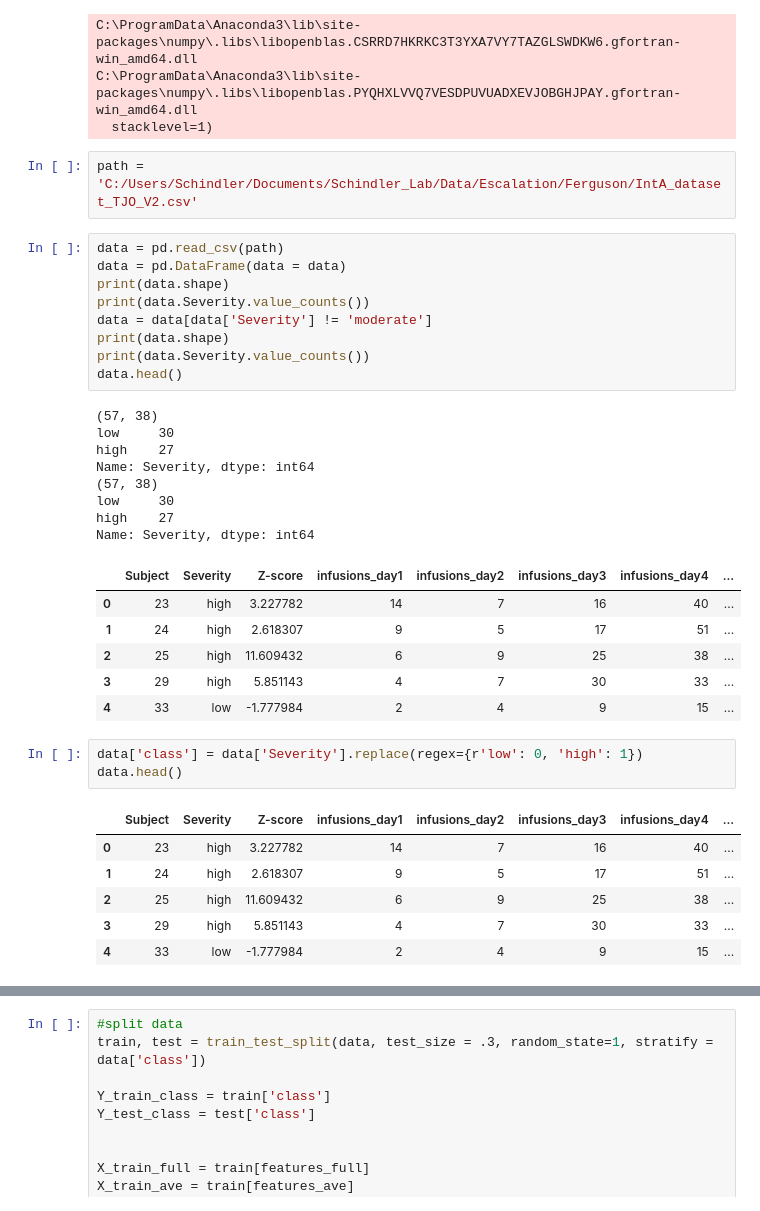
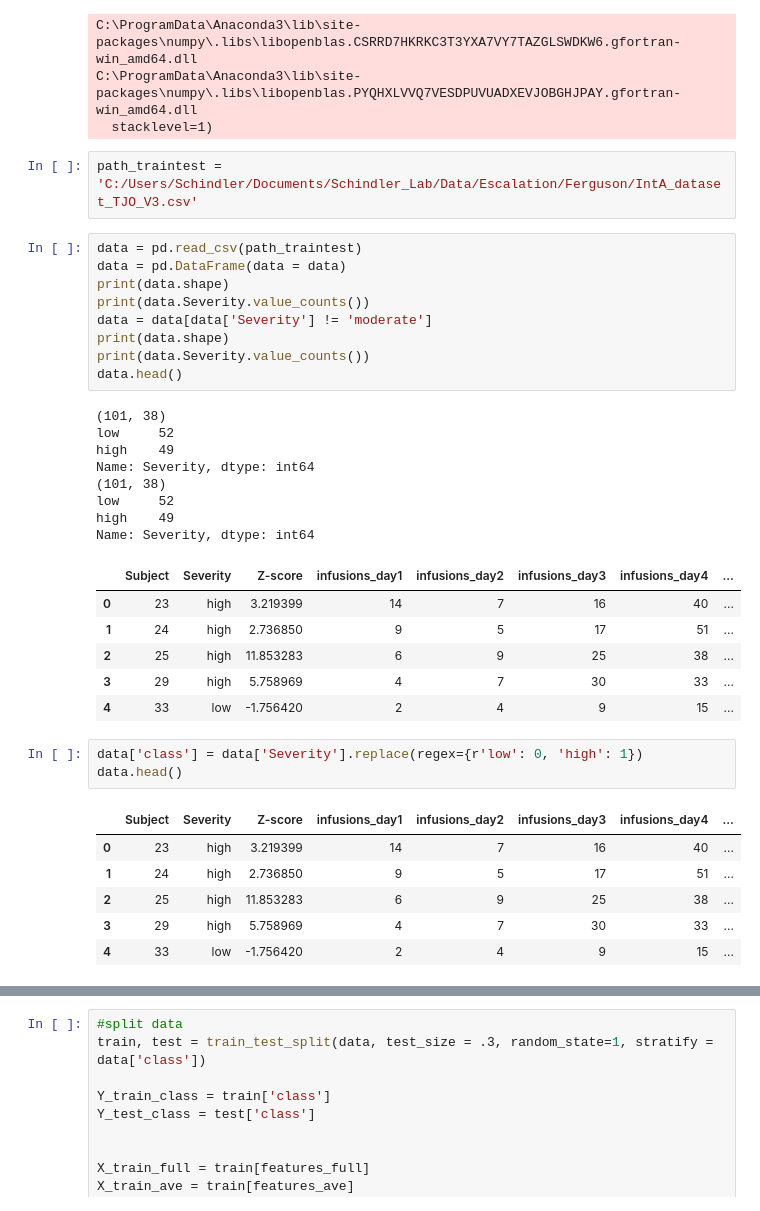
Before and after one commit to grace3999/PredictEscalation, a Jupyter notebook: EscalationProj_Tim.ipynb, the cells around one changed output, grey strips where cells are left out. Cells and saved outputs as stored; diff of their text form.

```diff
--- a/EscalationProj_Tim.ipynb
+++ b/EscalationProj_Tim.ipynb
@@ -40,38 +40,38 @@ C:\ProgramData\Anaconda3\lib\site-packages\numpy\.libs\libopenblas.CSRRD7HKRKC3T
 C:\ProgramData\Anaconda3\lib\site-packages\numpy\.libs\libopenblas.PYQHXLVVQ7VESDPUVUADXEVJOBGHJPAY.gfortran-win_amd64.dll
   stacklevel=1)
 # %%
-path = 'C:/Users/Schindler/Documents/Schindler_Lab/Data/Escalation/Ferguson/IntA_dataset_TJO_V2.csv'
+path_traintest = 'C:/Users/Schindler/Documents/Schindler_Lab/Data/Escalation/Ferguson/IntA_dataset_TJO_V3.csv'
 # %%
-data = pd.read_csv(path)
+data = pd.read_csv(path_traintest)
 data = pd.DataFrame(data = data)
 print(data.shape)
 print(data.Severity.value_counts())
 data = data[data['Severity'] != 'moderate']
 print(data.shape)
 print(data.Severity.value_counts())
 data.head()
 # %% [output]
-(57, 38)
-low     30
-high    27
+(101, 38)
+low     52
+high    49
 Name: Severity, dtype: int64
-(57, 38)
-low     30
-high    27
+(101, 38)
+low     52
+high    49
 Name: Severity, dtype: int64
 |  | Subject | Severity | Z-score | infusions_day1 | infusions_day2 | infusions_day3 | infusions_day4 | ... |
-| 0 | 23 | high | 3.227782 | 14 | 7 | 16 | 40 | ... |
-| 1 | 24 | high | 2.618307 | 9 | 5 | 17 | 51 | ... |
-| 2 | 25 | high | 11.609432 | 6 | 9 | 25 | 38 | ... |
-| 3 | 29 | high | 5.851143 | 4 | 7 | 30 | 33 | ... |
-| 4 | 33 | low | -1.777984 | 2 | 4 | 9 | 15 | ... |
+| 0 | 23 | high | 3.219399 | 14 | 7 | 16 | 40 | ... |
+| 1 | 24 | high | 2.736850 | 9 | 5 | 17 | 51 | ... |
+| 2 | 25 | high | 11.853283 | 6 | 9 | 25 | 38 | ... |
+| 3 | 29 | high | 5.758969 | 4 | 7 | 30 | 33 | ... |
+| 4 | 33 | low | -1.756420 | 2 | 4 | 9 | 15 | ... |
 # %%
 data['class'] = data['Severity'].replace(regex={r'low': 0, 'high': 1})
 data.head()
 # %% [output]
 |  | Subject | Severity | Z-score | infusions_day1 | infusions_day2 | infusions_day3 | infusions_day4 | ... |
-| 0 | 23 | high | 3.227782 | 14 | 7 | 16 | 40 | ... |
-| 1 | 24 | high | 2.618307 | 9 | 5 | 17 | 51 | ... |
-| 2 | 25 | high | 11.609432 | 6 | 9 | 25 | 38 | ... |
-| 3 | 29 | high | 5.851143 | 4 | 7 | 30 | 33 | ... |
-| 4 | 33 | low | -1.777984 | 2 | 4 | 9 | 15 | ... |
+| 0 | 23 | high | 3.219399 | 14 | 7 | 16 | 40 | ... |
+| 1 | 24 | high | 2.736850 | 9 | 5 | 17 | 51 | ... |
+| 2 | 25 | high | 11.853283 | 6 | 9 | 25 | 38 | ... |
+| 3 | 29 | high | 5.758969 | 4 | 7 | 30 | 33 | ... |
+| 4 | 33 | low | -1.756420 | 2 | 4 | 9 | 15 | ... |
```
Also changed, not shown: parts of 26 cells of this notebook, 1 other file.
